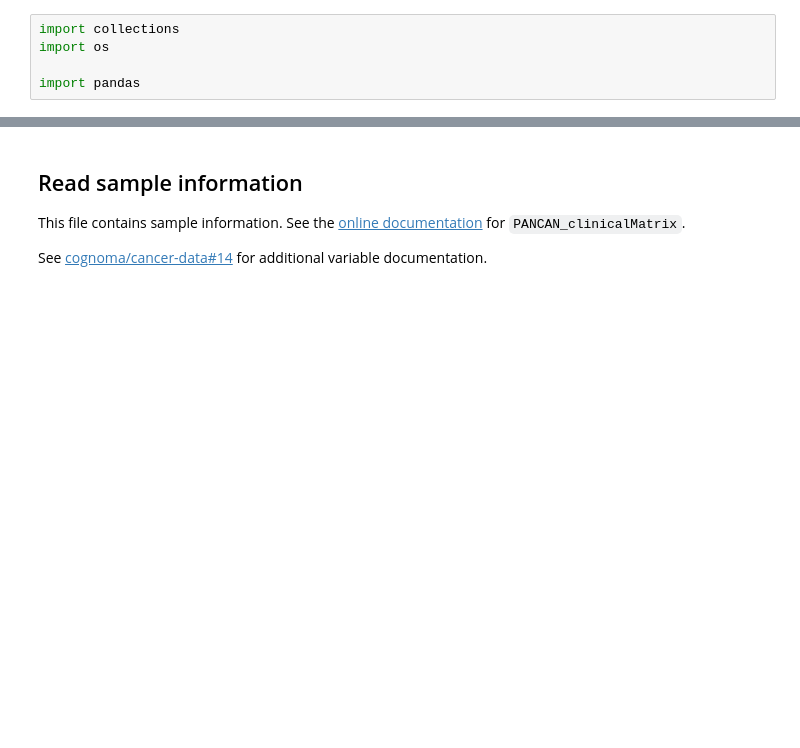
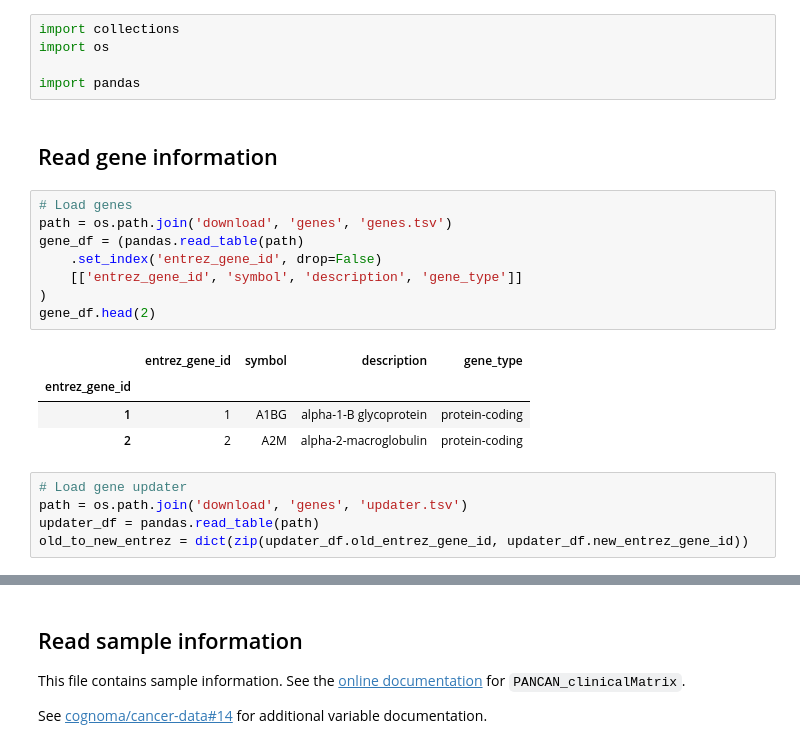
Before and after one commit to cognoma/cancer-data, a Jupyter notebook: 2.TCGA-process.ipynb, the cells around one changed output, grey strips where cells are left out. Saved outputs shown, nothing was run; the diff lists cells and outputs as text; blank space fills up the shorter version.

```diff
--- a/2.TCGA-process.ipynb
+++ b/2.TCGA-process.ipynb
@@ -5,3 +5,23 @@ import collections
 import os
 
 import pandas
+# %% [markdown]
+## Read gene information
+# %%
+# Load genes
+path = os.path.join('download', 'genes', 'genes.tsv')
+gene_df = (pandas.read_table(path)
+    .set_index('entrez_gene_id', drop=False)
+    [['entrez_gene_id', 'symbol', 'description', 'gene_type']]
+)
+gene_df.head(2)
+# %% [output]
+|  | entrez_gene_id | symbol | description | gene_type |
+| entrez_gene_id |  |  |  |  |
+| 1 | 1 | A1BG | alpha-1-B glycoprotein | protein-coding |
+| 2 | 2 | A2M | alpha-2-macroglobulin | protein-coding |
+# %%
+# Load gene updater
+path = os.path.join('download', 'genes', 'updater.tsv')
+updater_df = pandas.read_table(path)
+old_to_new_entrez = dict(zip(updater_df.old_entrez_gene_id, updater_df.new_entrez_gene_id))
```
Also changed, not shown: parts of 16 cells of this notebook, 16 other files.
